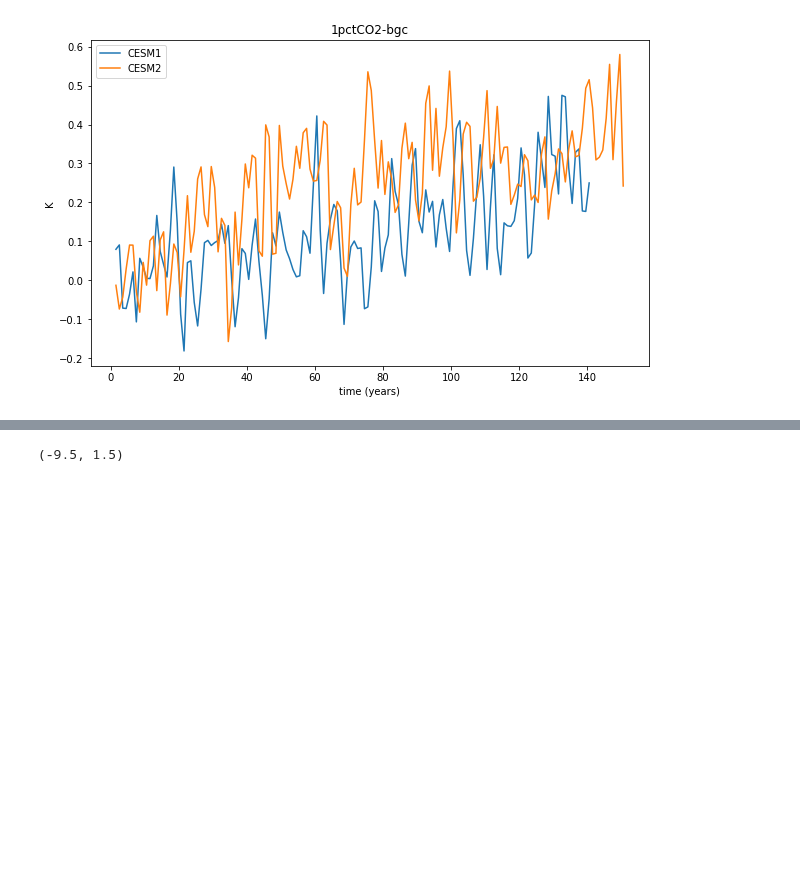
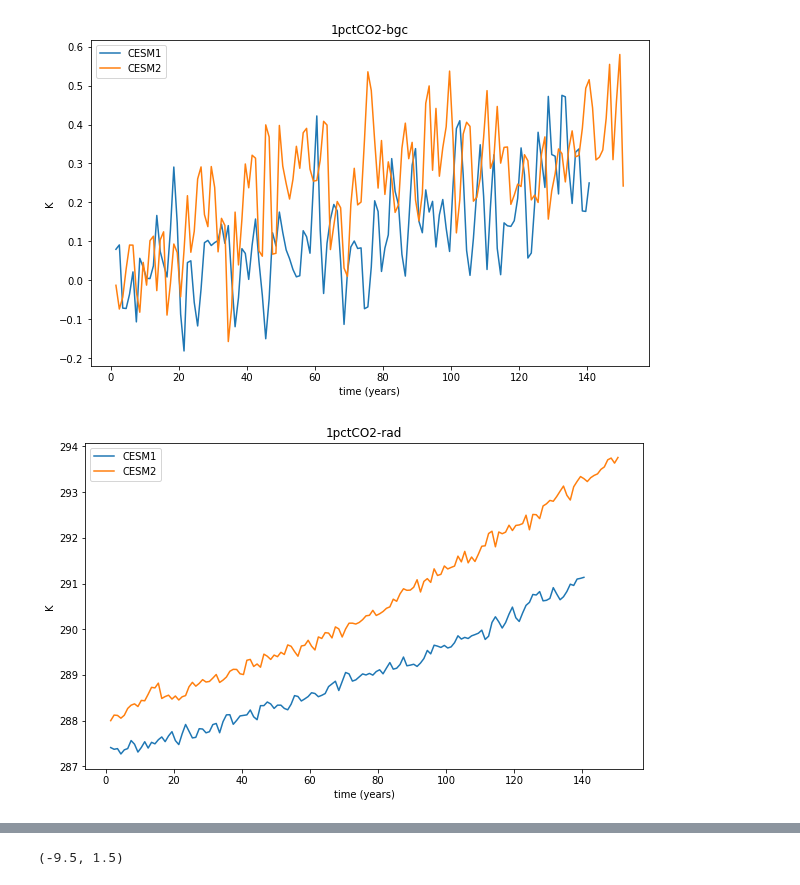
Before and after one commit to klindsay28/CESM2_coup_carb_cycle_JAMES, a Jupyter notebook: 1pctCO2.ipynb, the cells around one changed output, grey strips where cells are left out. Saved outputs shown, nothing was run; the diff lists cells and outputs as text; code cells hidden in the pictures; blank space fills up the shorter version.

```diff
--- a/1pctCO2.ipynb
+++ b/1pctCO2.ipynb
@@ -20,6 +20,11 @@ experiment = '1pctCO2-bgc-cmip5'
 ds_1pctCO2_bgc_cmip5 = tseries_mod.tseries_get_vars(varnames, 'atm', experiment, stream='cam2.h0')
 ds_1pctCO2_bgc_cmip5_ann = esmlab_wrap.compute_ann_mean(ds_1pctCO2_bgc_cmip5)
 # print(ds_1pctCO2_bgc_cmip5_ann)
+# %%
+experiment = '1pctCO2-rad-cmip5'
+ds_1pctCO2_rad_cmip5 = tseries_mod.tseries_get_vars(varnames, 'atm', experiment, stream='cam2.h0')
+ds_1pctCO2_rad_cmip5_ann = esmlab_wrap.compute_ann_mean(ds_1pctCO2_rad_cmip5)
+# print(ds_1pctCO2_rad_cmip5_ann)
 # %%
 experiment = '1pctCO2'
 ds_1pctCO2 = tseries_mod.tseries_get_vars(varnames, 'atm', experiment)
@@ -30,5 +35,10 @@ experiment = '1pctCO2-bgc'
 ds_1pctCO2_bgc = tseries_mod.tseries_get_vars(varnames, 'atm', experiment)
 ds_1pctCO2_bgc_ann = esmlab_wrap.compute_ann_mean(ds_1pctCO2_bgc)
 # print(ds_1pctCO2_bgc_ann)
+# %%
+experiment = '1pctCO2-rad'
+ds_1pctCO2_rad = tseries_mod.tseries_get_vars(varnames, 'atm', experiment)
+ds_1pctCO2_rad_ann = esmlab_wrap.compute_ann_mean(ds_1pctCO2_rad)
+# print(ds_1pctCO2_rad_cmip5_ann)
 # %%
 # add cummulate flux vars and TS anomaly to datasets
@@ -58,3 +74,8 @@ tseries_mod.tseries_plot_1var('TS_anom', [ds_1pctCO2_bgc_cmip5_ann, ds_1pctCO2_b
                               ['CESM1', 'CESM2'], '1pctCO2-bgc', region_val='Global')
 # %% [output]
 [figure]
+# %%
+tseries_mod.tseries_plot_1var('TS', [ds_1pctCO2_rad_cmip5_ann, ds_1pctCO2_rad_ann],
+                              ['CESM1', 'CESM2'], '1pctCO2-rad', region_val='Global')
+# %% [output]
+[figure, added]
```
Also changed, not shown: parts of 7 cells of this notebook, 3 other files.
